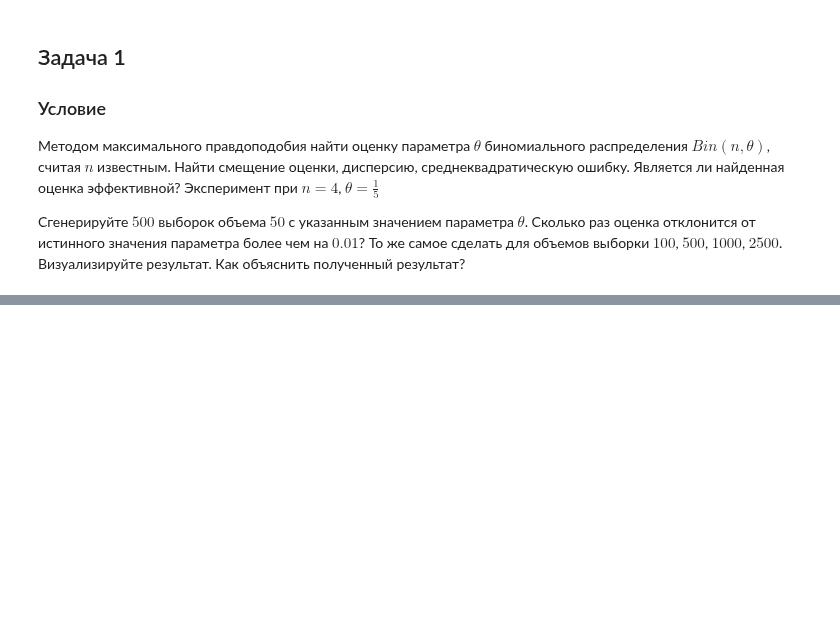
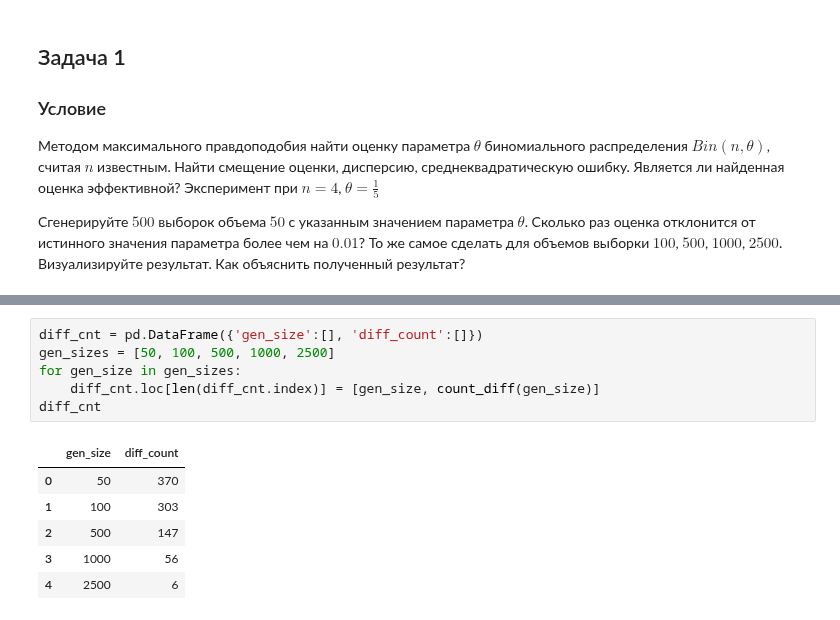
Before and after one commit to alexmoroz002/Math-Stat, a Jupyter notebook: Lab-2.ipynb, the cells around one changed output, grey strips where cells are left out. Saved outputs shown, nothing was run; the diff lists cells and outputs as text; blank space fills up the shorter version.

```diff
--- a/Lab-2.ipynb
+++ b/Lab-2.ipynb
@@ -95,0 +135,13 @@ gen_arr.mean() / 4
+# %%
+diff_cnt = pd.DataFrame({'gen_size':[], 'diff_count':[]})
+gen_sizes = [50, 100, 500, 1000, 2500]
+for gen_size in gen_sizes:
+    diff_cnt.loc[len(diff_cnt.index)] = [gen_size, count_diff(gen_size)]
+diff_cnt
+# %% [output]
+|  | gen_size | diff_count |
+| 0 | 50 | 370 |
+| 1 | 100 | 303 |
+| 2 | 500 | 147 |
+| 3 | 1000 | 56 |
+| 4 | 2500 | 6 |
```
Also changed, not shown: parts of 11 cells of this notebook.
